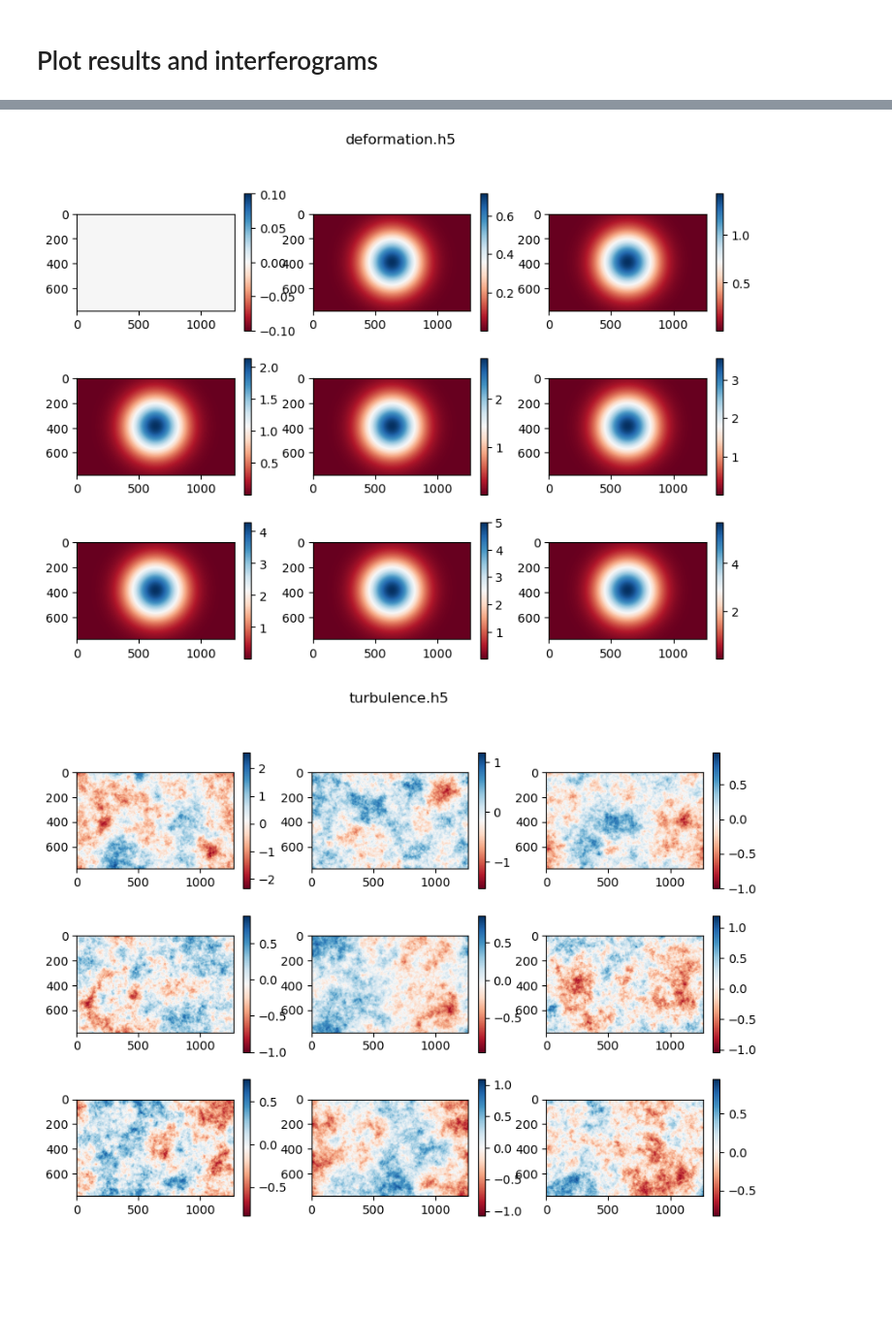
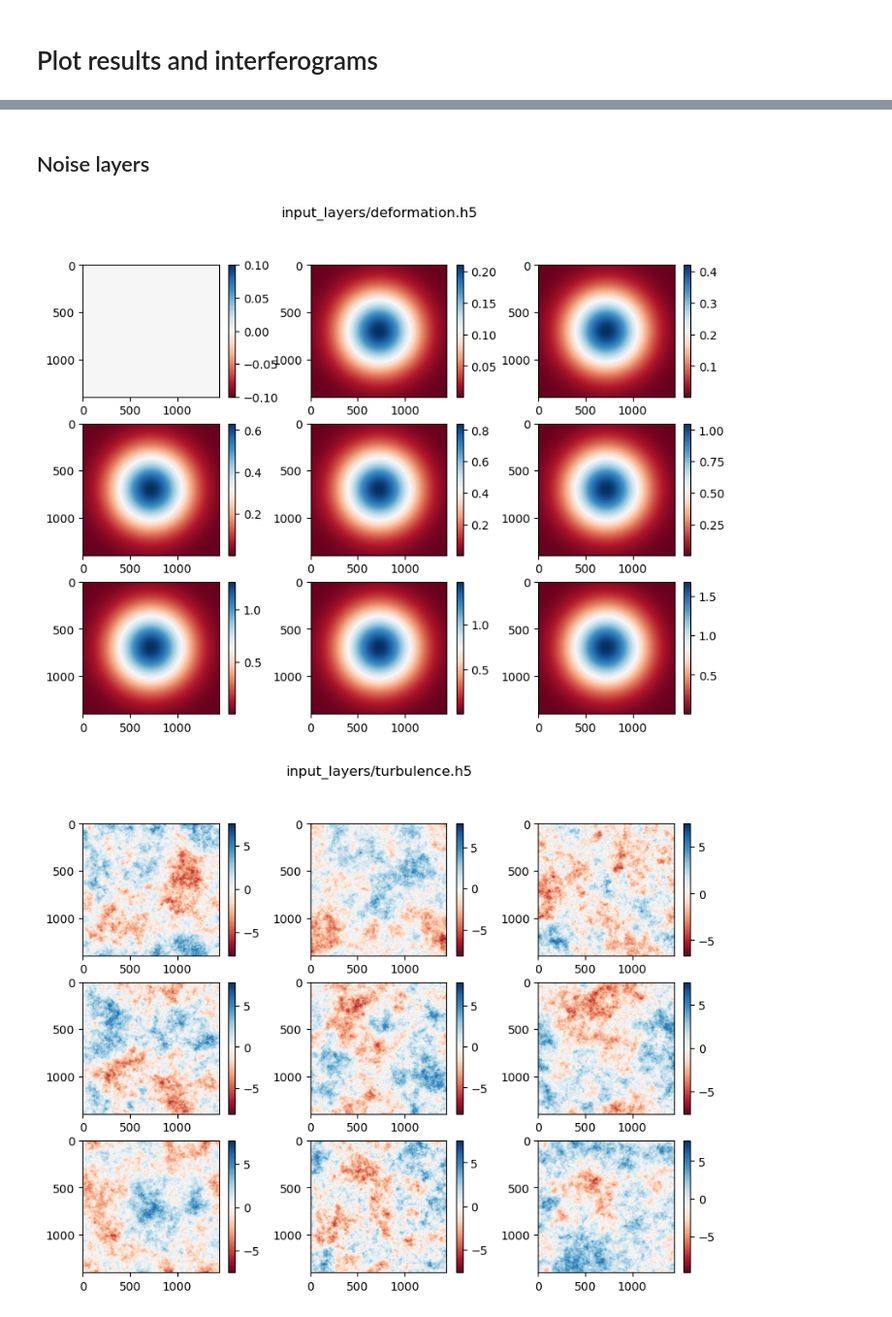
Before and after one commit to scottstanie/synth, a Jupyter notebook: notebooks/ui.ipynb, the cells around one changed output, grey strips where cells are left out. Shown at 97% size. Saved outputs shown, nothing was run; the diff lists cells and outputs as text; code cells hidden in the pictures; blank space fills up the shorter version.

Commit message:
Get plots working again

```diff
--- a/notebooks/ui.ipynb
+++ b/notebooks/ui.ipynb
@@ -238,11 +285,11 @@ def take_looks(image, row_looks, col_looks, average=False):
 # %%
-fig, axes = plt.subplots(3, 3, figsize=(10, 7))
-with h5py.File("noisy_stack.h5") as hf:
-    data = hf['data'][:]
+def plot_hdf5(fn, cmap="RdBu", nplots=(3, 3), subsample=4):
+    fig, axes = plt.subplots(*nplots, figsize=(10, 7))
+    with h5py.File(fn) as hf:
+        data = hf['data'][:]
 
-    for idx, ax in enumerate(axes.ravel()):
-        # ifg = take_looks(data[0] * data[idx].conj(), 3, 3)
-        mag = np.abs(data[idx])
-        axim = ax.imshow(mag, cmap='plasma', vmax=np.nanpercentile(mag, 99))
-        fig.colorbar(axim, ax=ax)
+        for idx, ax in enumerate(axes.ravel()):
+            axim = ax.imshow(data[idx, ::subsample, ::subsample], cmap='RdBu')
+            fig.colorbar(axim, ax=ax)
     #
+    fig.suptitle(fn)
@@ -264,18 +296,9 @@ with h5py.File("noisy_stack.h5") as hf:
-# %%
-def plot_hdf5(fn, cmap="RdBu", nplots=(3, 3)):
-    fig, axes = plt.subplots(*nplots, figsize=(10, 7))
-    with h5py.File(fn) as hf:
-        data = hf['data'][:]
-
-        for idx, ax in enumerate(axes.ravel()):
-            axim = ax.imshow(data[idx], cmap='RdBu')
-            fig.colorbar(axim, ax=ax)
-    #
-    fig.suptitle(fn)
+# %% [markdown]
+## Noise layers
 # %%
-plot_hdf5("deformation.h5")
-plot_hdf5("turbulence.h5")
-plot_hdf5("phase_ramps.h5")
+plot_hdf5("input_layers/deformation.h5")
+plot_hdf5("input_layers/turbulence.h5")
+plot_hdf5("input_layers/phase_ramps.h5")
 # %% [output]
-[figure, old version]
+[figure, new version]
-[figure, old version]
+[figure, new version]
```
Also changed, not shown: parts of 8 cells of this notebook.
